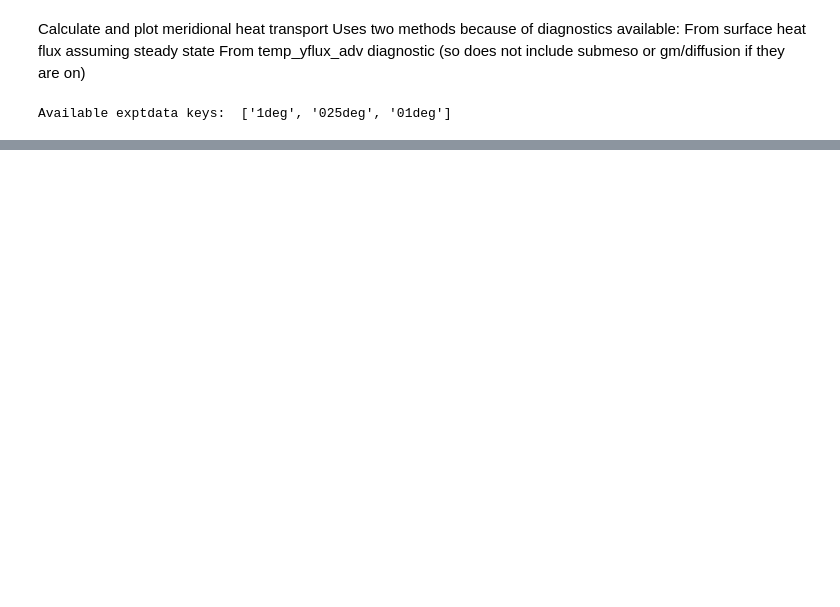
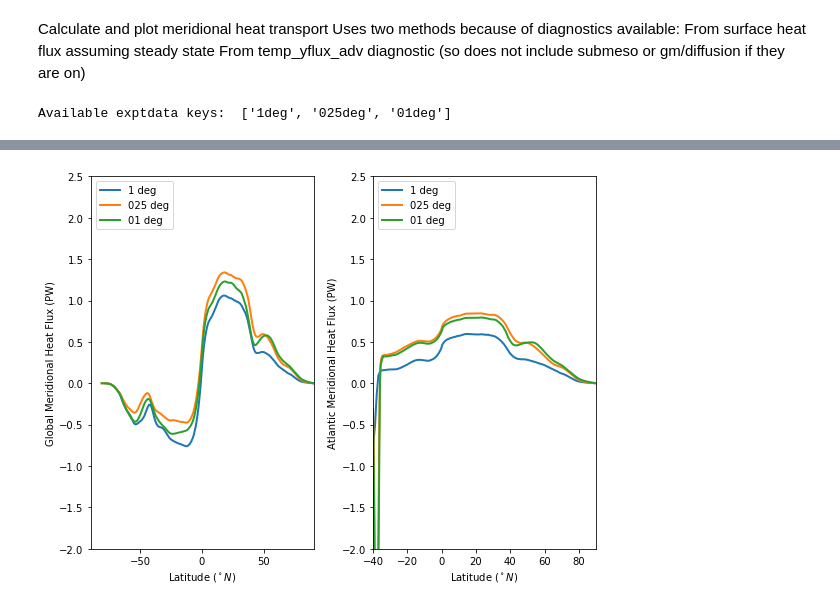
Before and after one commit to PaulSpence/pre21_notebooks, a Jupyter notebook: Atl_MHT_OM2.ipynb, the cells around one changed output, grey strips where cells are left out. Cells and saved outputs as stored; diff of their text form; code cells hidden in the pictures; blank space fills up the shorter version.

```diff
--- a/Atl_MHT_OM2.ipynb
+++ b/Atl_MHT_OM2.ipynb
@@ -26,0 +188,37 @@ Available exptdata keys:  ['1deg', '025deg', '01deg']
+# %%
+# plot both surface heat flux, temp_yflux_adv methods and observations:
+fig = plt.figure(figsize=(8,6))
+plt.subplot(121)
+plt.plot(latv1.values[:],MHF1.values[0,:]/1.e15,linewidth=2,label='1 deg')
+plt.plot(latv025.values[:],MHF025.values[0,:]/1.e15,linewidth=2,label='025 deg')
+plt.plot(latv01.values[:],MHF01.values[0,:]/1.e15,linewidth=2,label='01 deg')
+plt.xlabel('Latitude $(^\circ N)$')
+plt.ylabel('Global Meridional Heat Flux (PW)')
+
+#plt.plot(MHF/1.e15,linewidth=2)
+#plt.plot(obs_lat,obs_ncep,'xk',label='NCEP', markersize=6)
+#plt.plot(obs_lat,obs_ecmwf,'ok',label='ECMWF', markersize=3)
+#plt.errorbar(obsGW2003_lat,obsGW2003_mht,yerr=obsGW2003_mhte,fmt='dk',capsize=5,label='GW2003')
+#plt.plot([-90, 90],[0,0],'k-',linewidth=0.75)
+plt.legend(loc=2)
+plt.xlim([-90.,90.])
+plt.ylim([-2, 2.5])
+
+plt.subplot(122)
+plt.plot(latv1.values[:],atlMHF1.values[0,:]/1.e15,linewidth=2,label='1 deg')
+plt.plot(latv025.values[:],atlMHF025.values[0,:]/1.e15,linewidth=2,label='025 deg')
+plt.plot(latv01.values[:],atlMHF01.values[0,:]/1.e15,linewidth=2,label='01 deg')
+plt.xlabel('Latitude $(^\circ N)$')
+plt.ylabel('Atlantic Meridional Heat Flux (PW)')
+
+#plt.plot(MHF/1.e15,linewidth=2)
+#plt.plot(obs_lat,obs_ncep,'xk',label='NCEP', markersize=6)
+#plt.plot(obs_lat,obs_ecmwf,'ok',label='ECMWF', markersize=3)
+#plt.errorbar(obsGW2003_lat,obsGW2003_mht,yerr=obsGW2003_mhte,fmt='dk',capsize=5,label='GW2003')
+#plt.plot([-90, 90],[0,0],'k-',linewidth=0.75)
+plt.legend(loc=2)
+plt.xlim([-40.,90.])
+plt.ylim([-2, 2.5])
+plt.tight_layout()
+# %% [output]
+[figure, added]
```
Also changed, not shown: parts of 18 cells of this notebook, 2 other files.
